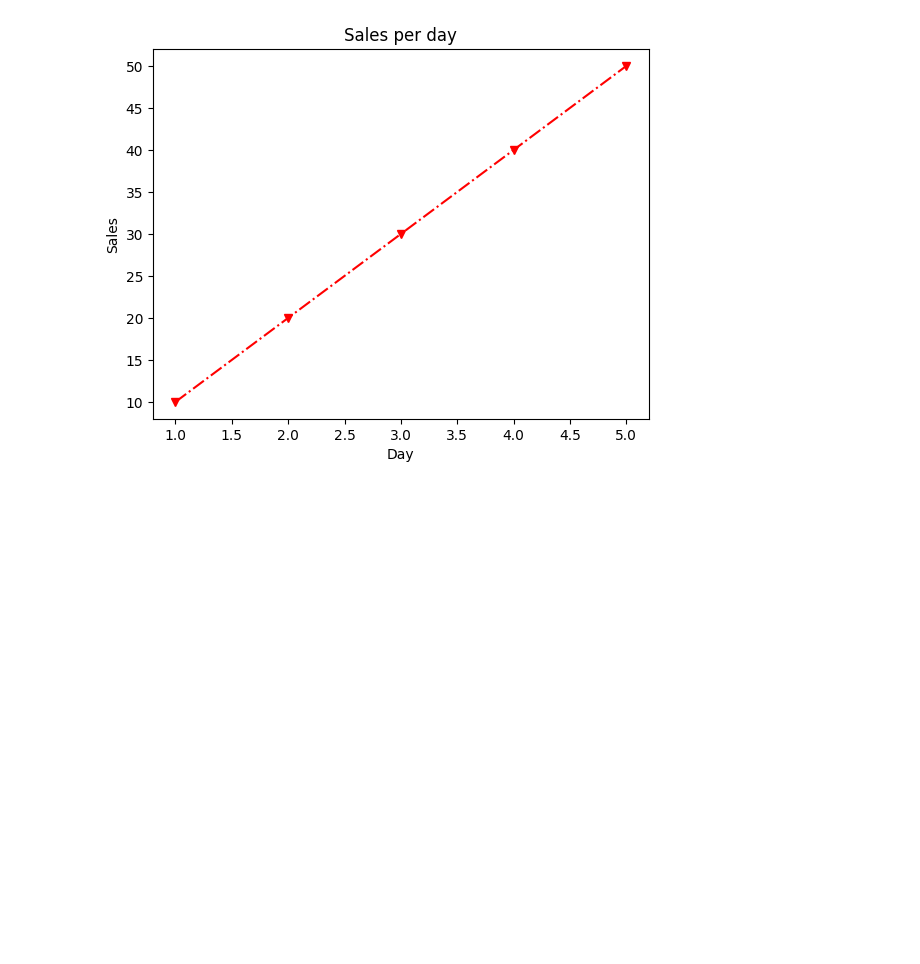
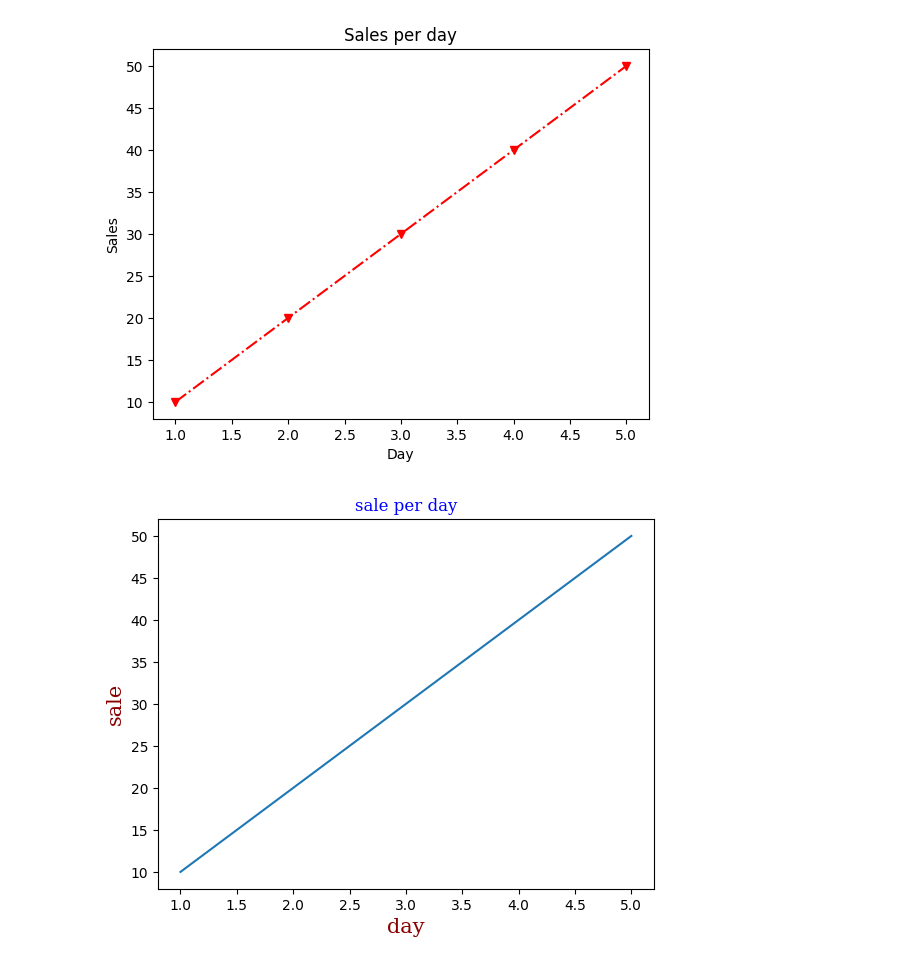
Before and after one commit to Olu-ML/Olu, a Jupyter notebook: ML_DAY_7.ipynb, the cells around one changed output. Saved outputs shown, nothing was run; the diff lists cells and outputs as text; code cells hidden in the pictures; blank space fills up the shorter version.

```diff
--- a/ML_DAY_7.ipynb
+++ b/ML_DAY_7.ipynb
@@ -62,3 +62,20 @@ plt.ylabel("Sales")
 plt.show()
 # %% [output]
 [figure]
+# %%
+# formatting
+
+xpoints = [1,2,3,4,5]
+ypoints = [10,20,30,40,50]
+plt.plot(xpoints , ypoints)
+
+font1 = {'family':'serif','color':'blue','size':20}
+font2 = {'family':'serif','color':'darkred','size':15}
+
+plt.title("sale per day", fontdict = font1)
+plt.xlabel("day" , fontdict= font2 )
+plt.ylabel("sale", fontdict= font2)
+plt.title("sale per day")
+plt.show()
+# %% [output]
+[figure, added]
```
